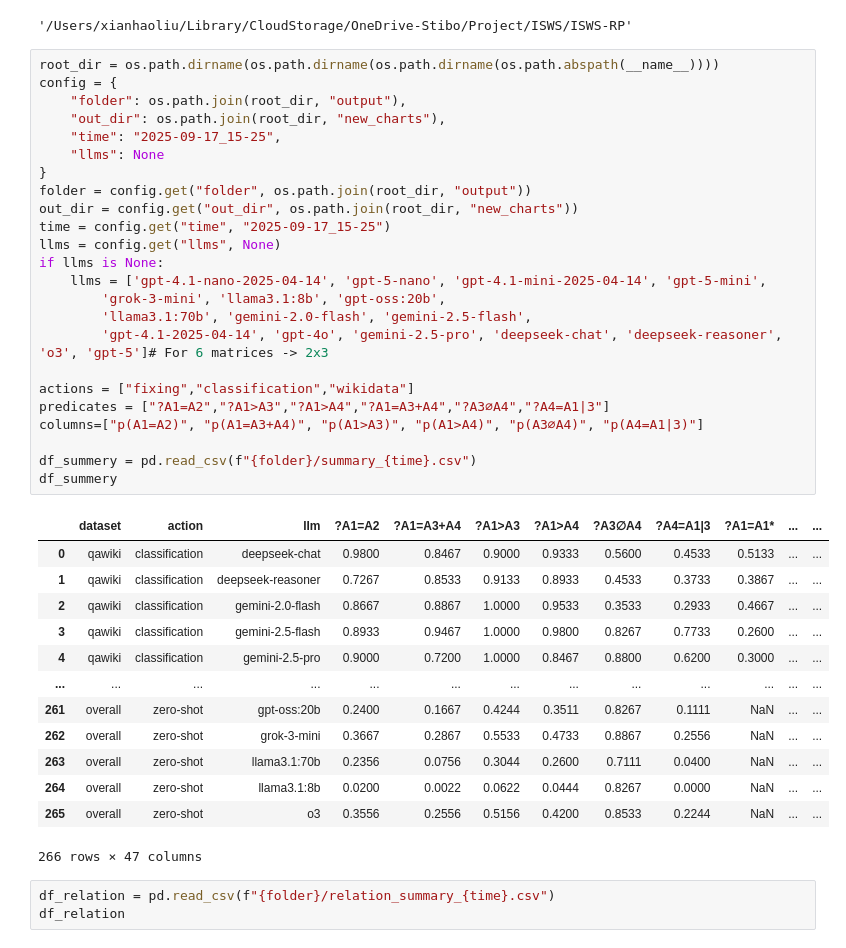
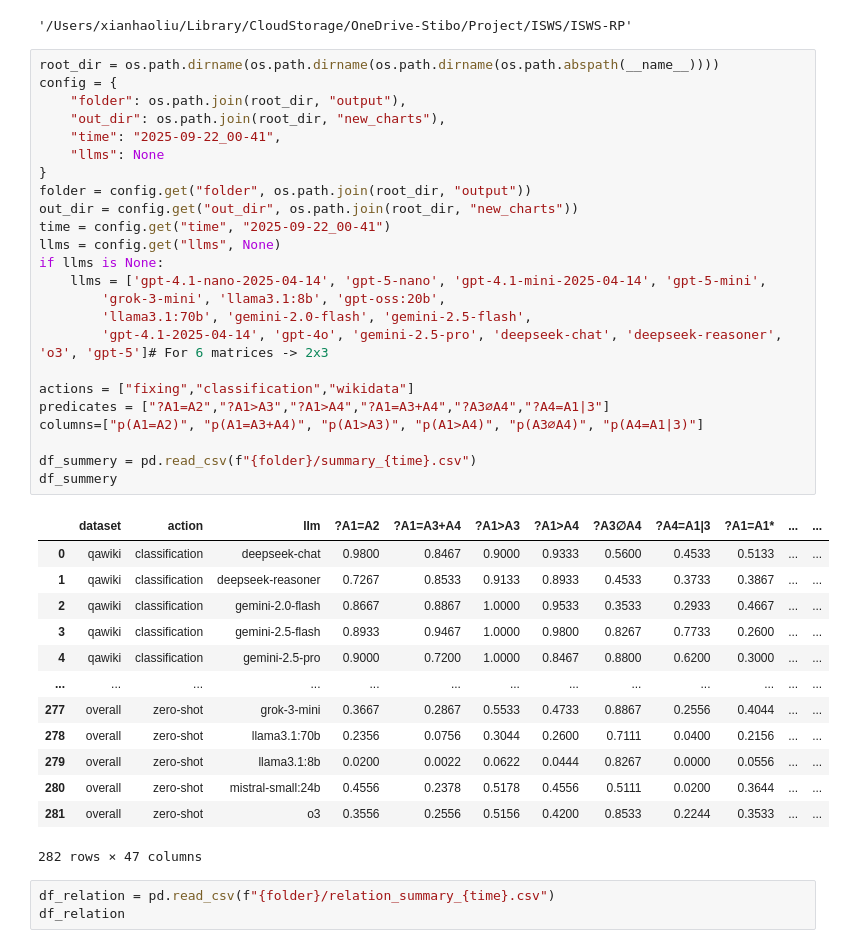
Before and after one commit to GabrieleT0/Answer-Set-Consistency-of-LLMs-For-QA, a Jupyter notebook: src/visualization/visualize.ipynb, the cells around one changed output. Cells and saved outputs as stored; diff of their text form.

```diff
--- a/src/visualization/visualize.ipynb
+++ b/src/visualization/visualize.ipynb
@@ -14,41 +14,41 @@ os.path.dirname(os.path.dirname(os.path.dirname(os.path.abspath(__name__))))
 # %%
 root_dir = os.path.dirname(os.path.dirname(os.path.dirname(os.path.abspath(__name__))))
 config = {
     "folder": os.path.join(root_dir, "output"),
     "out_dir": os.path.join(root_dir, "new_charts"),
-    "time": "2025-09-17_15-25",
+    "time": "2025-09-22_00-41",
     "llms": None
 }
 folder = config.get("folder", os.path.join(root_dir, "output"))
 out_dir = config.get("out_dir", os.path.join(root_dir, "new_charts"))
-time = config.get("time", "2025-09-17_15-25")
+time = config.get("time", "2025-09-22_00-41")
 llms = config.get("llms", None)
 if llms is None:
     llms = ['gpt-4.1-nano-2025-04-14', 'gpt-5-nano', 'gpt-4.1-mini-2025-04-14', 'gpt-5-mini',
         'grok-3-mini', 'llama3.1:8b', 'gpt-oss:20b',
         'llama3.1:70b', 'gemini-2.0-flash', 'gemini-2.5-flash',
         'gpt-4.1-2025-04-14', 'gpt-4o', 'gemini-2.5-pro', 'deepseek-chat', 'deepseek-reasoner', 'o3', 'gpt-5']# For 6 matrices -> 2x3
 
 actions = ["fixing","classification","wikidata"]
 predicates = ["?A1=A2","?A1>A3","?A1>A4","?A1=A3+A4","?A3∅A4","?A4=A1|3"]
 columns=["p(A1=A2)", "p(A1=A3+A4)", "p(A1>A3)", "p(A1>A4)", "p(A3∅A4)", "p(A4=A1|3)"]
 
 df_summery = pd.read_csv(f"{folder}/summary_{time}.csv")
 df_summery
 # %% [output]
 |  | dataset | action | llm | ?A1=A2 | ?A1=A3+A4 | ?A1>A3 | ?A1>A4 | ?A3∅A4 | ?A4=A1|3 | ?A1=A1* | ... | ... |
 | 0 | qawiki | classification | deepseek-chat | 0.9800 | 0.8467 | 0.9000 | 0.9333 | 0.5600 | 0.4533 | 0.5133 | ... | ... |
 | 1 | qawiki | classification | deepseek-reasoner | 0.7267 | 0.8533 | 0.9133 | 0.8933 | 0.4533 | 0.3733 | 0.3867 | ... | ... |
 | 2 | qawiki | classification | gemini-2.0-flash | 0.8667 | 0.8867 | 1.0000 | 0.9533 | 0.3533 | 0.2933 | 0.4667 | ... | ... |
 | 3 | qawiki | classification | gemini-2.5-flash | 0.8933 | 0.9467 | 1.0000 | 0.9800 | 0.8267 | 0.7733 | 0.2600 | ... | ... |
 | 4 | qawiki | classification | gemini-2.5-pro | 0.9000 | 0.7200 | 1.0000 | 0.8467 | 0.8800 | 0.6200 | 0.3000 | ... | ... |
 | ... | ... | ... | ... | ... | ... | ... | ... | ... | ... | ... | ... | ... |
-| 261 | overall | zero-shot | gpt-oss:20b | 0.2400 | 0.1667 | 0.4244 | 0.3511 | 0.8267 | 0.1111 | NaN | ... | ... |
-| 262 | overall | zero-shot | grok-3-mini | 0.3667 | 0.2867 | 0.5533 | 0.4733 | 0.8867 | 0.2556 | NaN | ... | ... |
-| 263 | overall | zero-shot | llama3.1:70b | 0.2356 | 0.0756 | 0.3044 | 0.2600 | 0.7111 | 0.0400 | NaN | ... | ... |
-| 264 | overall | zero-shot | llama3.1:8b | 0.0200 | 0.0022 | 0.0622 | 0.0444 | 0.8267 | 0.0000 | NaN | ... | ... |
-| 265 | overall | zero-shot | o3 | 0.3556 | 0.2556 | 0.5156 | 0.4200 | 0.8533 | 0.2244 | NaN | ... | ... |
+| 277 | overall | zero-shot | grok-3-mini | 0.3667 | 0.2867 | 0.5533 | 0.4733 | 0.8867 | 0.2556 | 0.4044 | ... | ... |
+| 278 | overall | zero-shot | llama3.1:70b | 0.2356 | 0.0756 | 0.3044 | 0.2600 | 0.7111 | 0.0400 | 0.2156 | ... | ... |
+| 279 | overall | zero-shot | llama3.1:8b | 0.0200 | 0.0022 | 0.0622 | 0.0444 | 0.8267 | 0.0000 | 0.0556 | ... | ... |
+| 280 | overall | zero-shot | mistral-small:24b | 0.4556 | 0.2378 | 0.5178 | 0.4556 | 0.5111 | 0.0200 | 0.3644 | ... | ... |
+| 281 | overall | zero-shot | o3 | 0.3556 | 0.2556 | 0.5156 | 0.4200 | 0.8533 | 0.2244 | 0.3533 | ... | ... |
-266 rows × 47 columns
+282 rows × 47 columns
 # %%
 df_relation = pd.read_csv(f"{folder}/relation_summary_{time}.csv")
 df_relation
```
Also changed, not shown: parts of 5 cells of this notebook, 53 other files.
